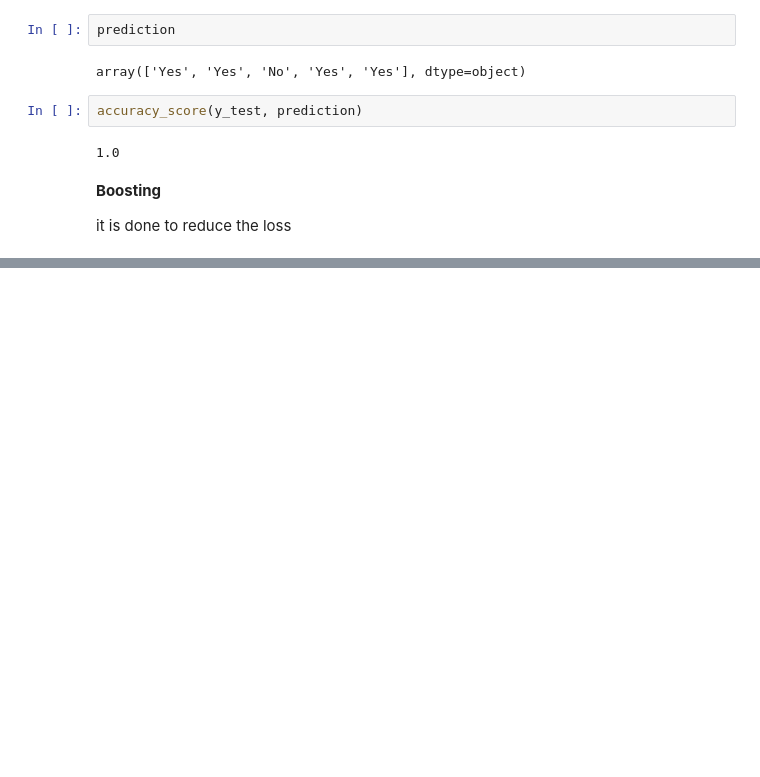
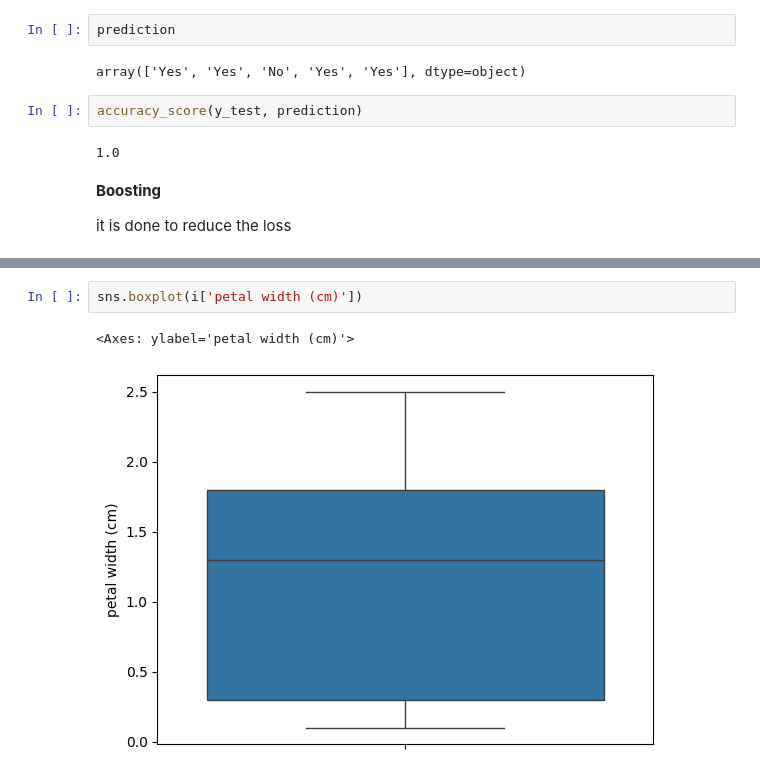
Before and after one commit to MekhzZ/AppliedStatisticsWithPython.ipynb, a Jupyter notebook: DataMining.ipynb, the cells around one changed output, grey strips where cells are left out. Cells and saved outputs as stored; diff of their text form; blank space fills up the shorter version.

```diff
--- a/DataMining.ipynb
+++ b/DataMining.ipynb
@@ -443,0 +471,5 @@ accuracy_score(y_test, pred)
+# %%
+sns.boxplot(i['petal width (cm)'])
+# %% [output]
+<Axes: ylabel='petal width (cm)'>
+[figure, added]
```
Also changed, not shown: parts of 22 cells of this notebook.
